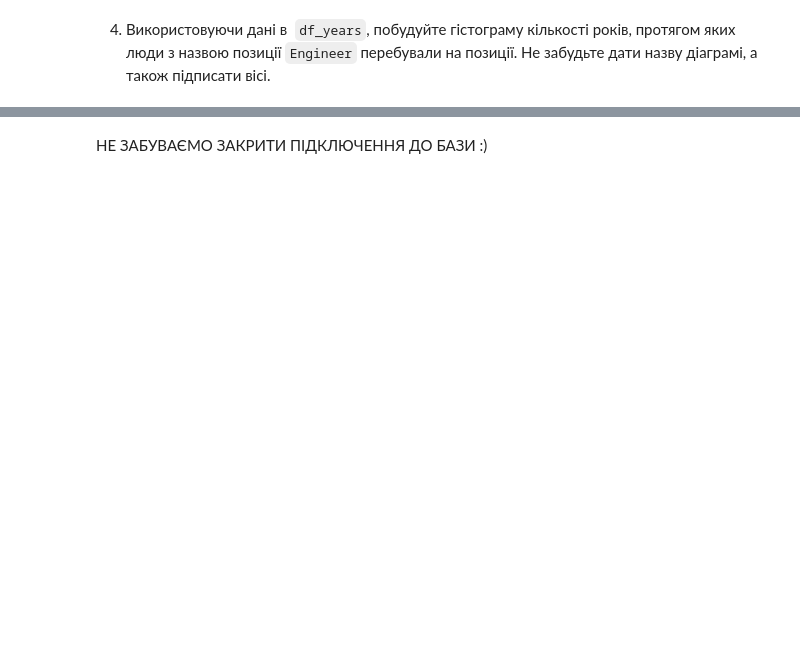
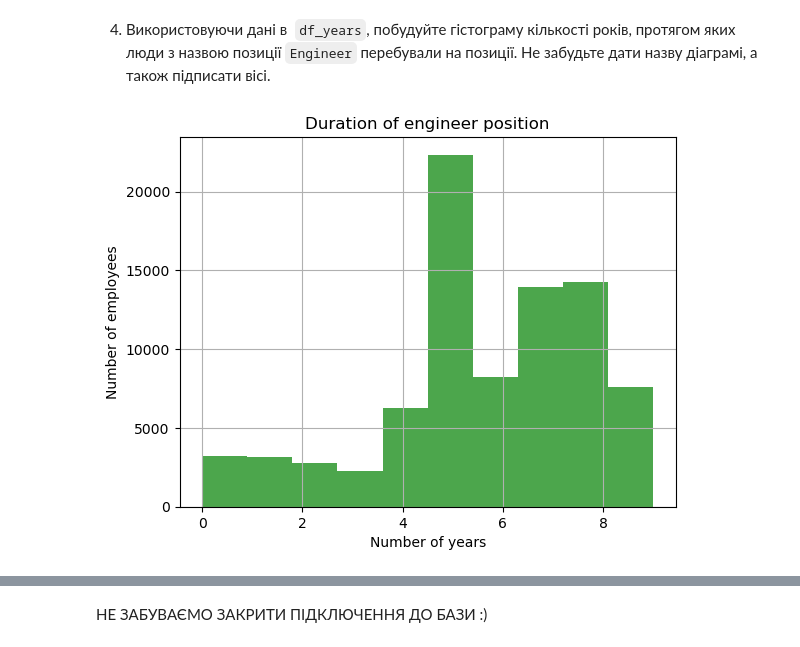
Before and after one commit to olgasamus/python_courses, a Jupyter notebook: module_5/Домашнє_завдання_№4_Pandas_+_SQL.ipynb, the cells around one changed output, grey strips where cells are left out. Cells and saved outputs as stored; diff of their text form; code cells hidden in the pictures; blank space fills up the shorter version.

```diff
--- a/module_5/Домашнє_завдання_№4_Pandas_+_SQL.ipynb
+++ b/module_5/Домашнє_завдання_№4_Pandas_+_SQL.ipynb
@@ -19,3 +66,18 @@
 3. З допомогою SQL для робітників позиції `Engineer`, які вже не працюють в компанії (тобто у них є значення to_date, яке заповнено НЕ значенням за замовчанням) знайдіть кількість повних років перебування на позиції. Позиція зберігається в колонці `title` в таблиці `titles`. Кількість років перебування на позиції можна отримати наприклад з використанням функції `timestampdiff`. Ознайомтесь з її використанням в [документації](https://dev.mysql.com/doc/refman/8.0/en/date-and-time-functions.html#function_timestampdiff).
 
 Результат запишіть в змінну `df_years` та виведіть цю змінну на екран.
+# %%
+sql_2= """
+SELECT
+    from_date,
+    to_date,
+    timestampdiff (YEAR , from_date, to_date) AS duration
+FROM
+    titles
+WHERE
+    title = 'Engineer'
+    AND to_date <> '9999-01-01'
+"""
+# %%
+df_years = pd.read_sql(sql_2, engine)
+df_years
@@ -25,6 +101,15 @@
 ![](https://drive.google.com/uc?export=view&id=1nBqeBVYFuSQlMx9lNaDJJ_8hMx7yV9bX)
 # %% [markdown]
 4. Використовуючи дані в  `df_years`, побудуйте гістограму кількості років, протягом яких люди з назвою позиції `Engineer` перебували на позиції. Не забудьте дати назву діаграмі, а також підписати вісі.
+# %%
+plt.hist(df_years['duration'] ,color='g', alpha=0.7)
+plt.title('Duration of engineer position')
+plt.xlabel('Number of years')
+plt.ylabel('Number of employees')
+plt.grid(True)
+plt.show()
+# %% [output]
+[figure, added]
 # %% [markdown]
 Очікуваний результат:
 
```
Also changed, not shown: parts of 9 cells of this notebook.
